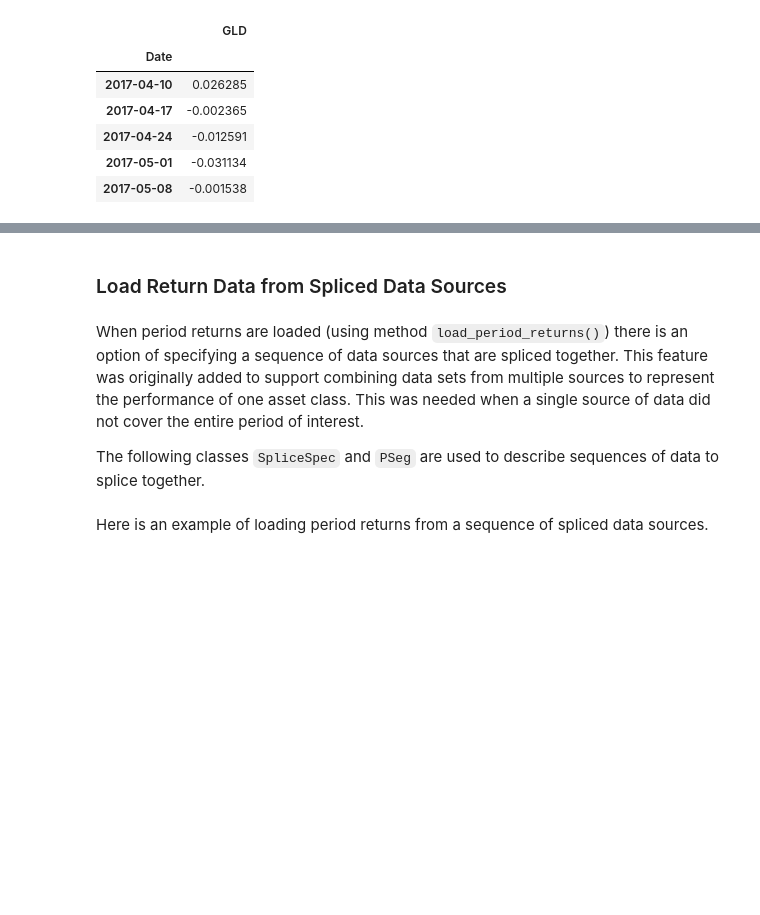
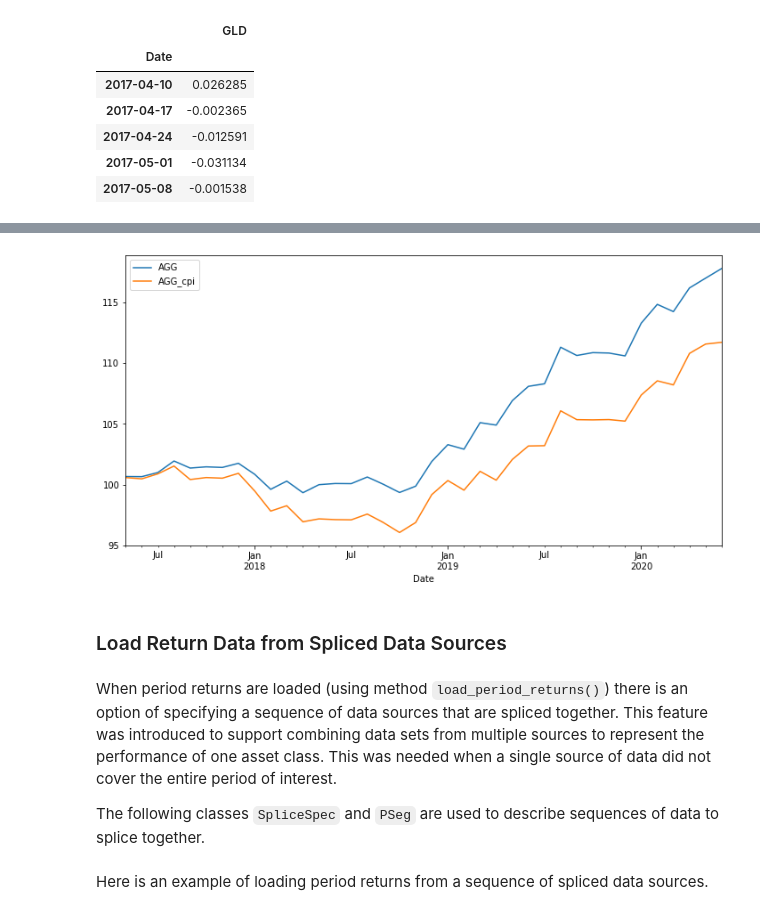
Before and after one commit to rickatx/rfpfolio, a Jupyter notebook: 00_core.ipynb, the cells around one changed output, grey strips where cells are left out. Saved outputs shown, nothing was run; the diff lists cells and outputs as text; code cells hidden in the pictures; blank space fills up the shorter version.

```diff
--- a/00_core.ipynb
+++ b/00_core.ipynb
@@ -283,7 +358,12 @@ return_data.head()
+# %%
+estats.cum_returns(unadj_ret, 100).plot.line(figsize=(12,6));
+#plt.yscale('log')
+# %% [output]
+[figure, added]
 # %% [markdown]
 ### Load Return Data from Spliced Data Sources
 # %% [markdown]
-When period returns are loaded (using method `load_period_returns()`) there is an option of specifying a sequence of data sources that are spliced together. This feature was originally added to support combining data sets from multiple sources to represent the performance of one asset class. This was needed when a single source of data did not cover the entire period of interest.
+When period returns are loaded (using method `load_period_returns()`) there is an option of specifying a sequence of data sources that are spliced together. This feature was introduced to support combining data sets from multiple sources to represent the performance of one asset class. This was needed when a single source of data did not cover the entire period of interest.
 
 The following classes `SpliceSpec` and `PSeg` are used to describe sequences of data to splice together.
 # %%
```
Also changed, not shown: parts of 15 cells of this notebook, 2 other files.
